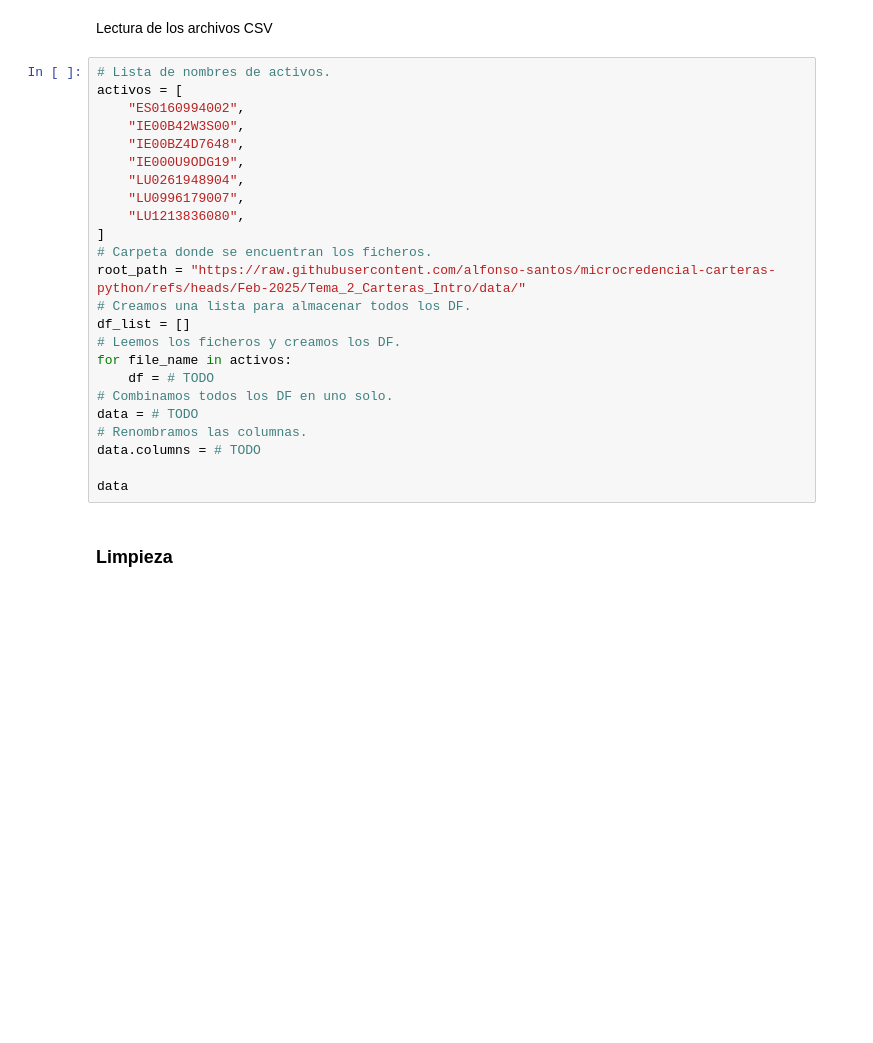
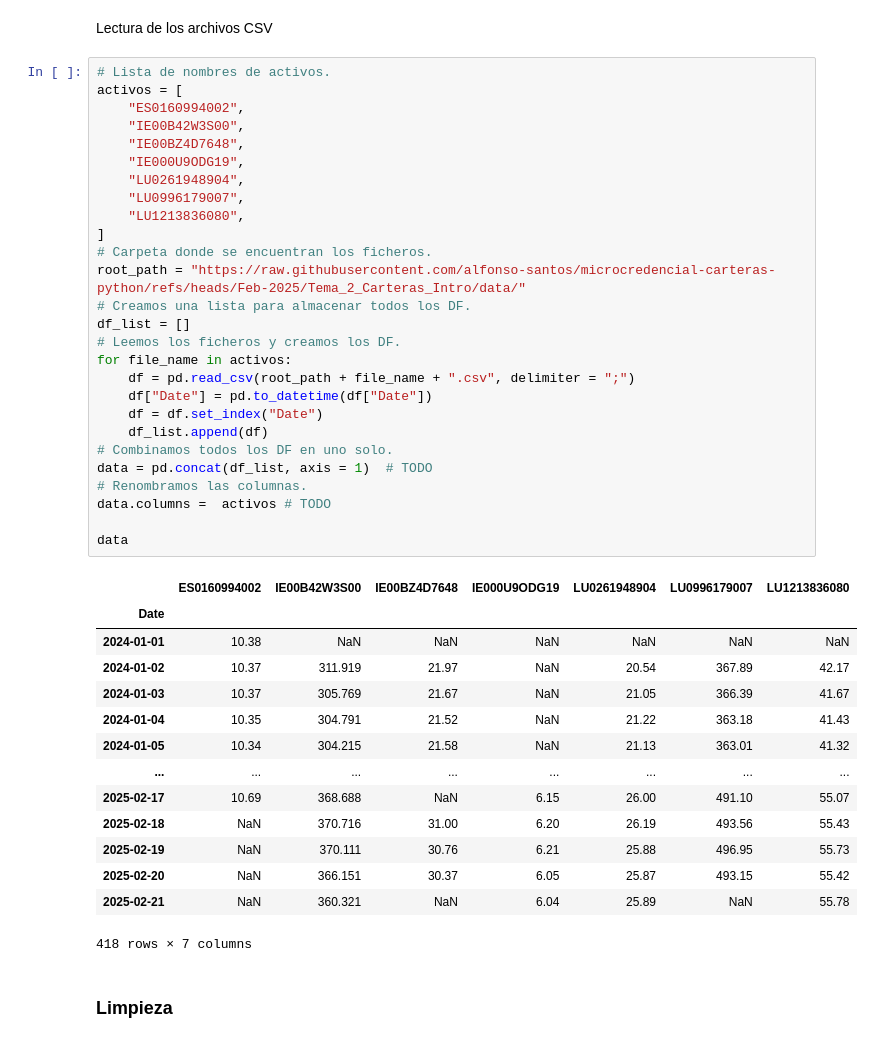
Before and after one commit to alfonso-santos/microcredencial-carteras-python, a Jupyter notebook: Tema_2_Carteras_Intro/src/carteras-siete-activos-reales.ipynb, the cells around one changed output. Cells and saved outputs as stored; diff of their text form; blank space fills up the shorter version.

```diff
--- a/Tema_2_Carteras_Intro/src/carteras-siete-activos-reales.ipynb
+++ b/Tema_2_Carteras_Intro/src/carteras-siete-activos-reales.ipynb
@@ -17,27 +17,45 @@ Lectura de los archivos CSV
 # %%
 # Lista de nombres de activos.
 activos = [
     "ES0160994002",
     "IE00B42W3S00",
     "IE00BZ4D7648",
     "IE000U9ODG19",
     "LU0261948904",
     "LU0996179007",
     "LU1213836080",
 ]
 # Carpeta donde se encuentran los ficheros.
 root_path = "https://raw.githubusercontent.com/alfonso-santos/microcredencial-carteras-python/refs/heads/Feb-2025/Tema_2_Carteras_Intro/data/"
 # Creamos una lista para almacenar todos los DF.
 df_list = []
 # Leemos los ficheros y creamos los DF.
 for file_name in activos:
-    df = # TODO
+    df = pd.read_csv(root_path + file_name + ".csv", delimiter = ";")
+    df["Date"] = pd.to_datetime(df["Date"])
+    df = df.set_index("Date")
+    df_list.append(df)
 # Combinamos todos los DF en uno solo.
-data = # TODO
+data = pd.concat(df_list, axis = 1)  # TODO
 # Renombramos las columnas.
-data.columns = # TODO
+data.columns =  activos # TODO
 
 data
+# %% [output]
+|  | ES0160994002 | IE00B42W3S00 | IE00BZ4D7648 | IE000U9ODG19 | LU0261948904 | LU0996179007 | LU1213836080 |
+| Date |  |  |  |  |  |  |  |
+| 2024-01-01 | 10.38 | NaN | NaN | NaN | NaN | NaN | NaN |
+| 2024-01-02 | 10.37 | 311.919 | 21.97 | NaN | 20.54 | 367.89 | 42.17 |
+| 2024-01-03 | 10.37 | 305.769 | 21.67 | NaN | 21.05 | 366.39 | 41.67 |
+| 2024-01-04 | 10.35 | 304.791 | 21.52 | NaN | 21.22 | 363.18 | 41.43 |
+| 2024-01-05 | 10.34 | 304.215 | 21.58 | NaN | 21.13 | 363.01 | 41.32 |
+| ... | ... | ... | ... | ... | ... | ... | ... |
+| 2025-02-17 | 10.69 | 368.688 | NaN | 6.15 | 26.00 | 491.10 | 55.07 |
+| 2025-02-18 | NaN | 370.716 | 31.00 | 6.20 | 26.19 | 493.56 | 55.43 |
+| 2025-02-19 | NaN | 370.111 | 30.76 | 6.21 | 25.88 | 496.95 | 55.73 |
+| 2025-02-20 | NaN | 366.151 | 30.37 | 6.05 | 25.87 | 493.15 | 55.42 |
+| 2025-02-21 | NaN | 360.321 | NaN | 6.04 | 25.89 | NaN | 55.78 |
+418 rows × 7 columns
 # %% [markdown]
 ### Limpieza
 # %% [markdown]
```
Also changed, not shown: parts of 5 cells of this notebook.
